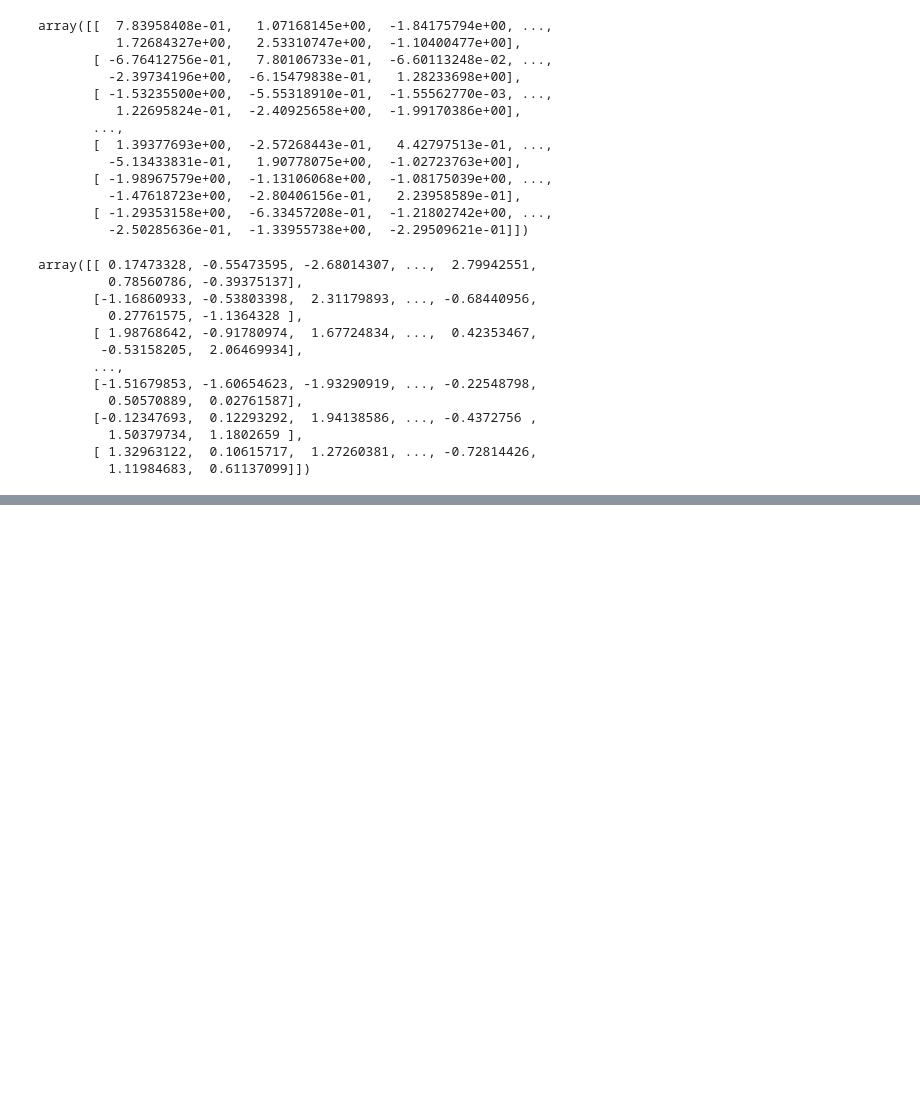
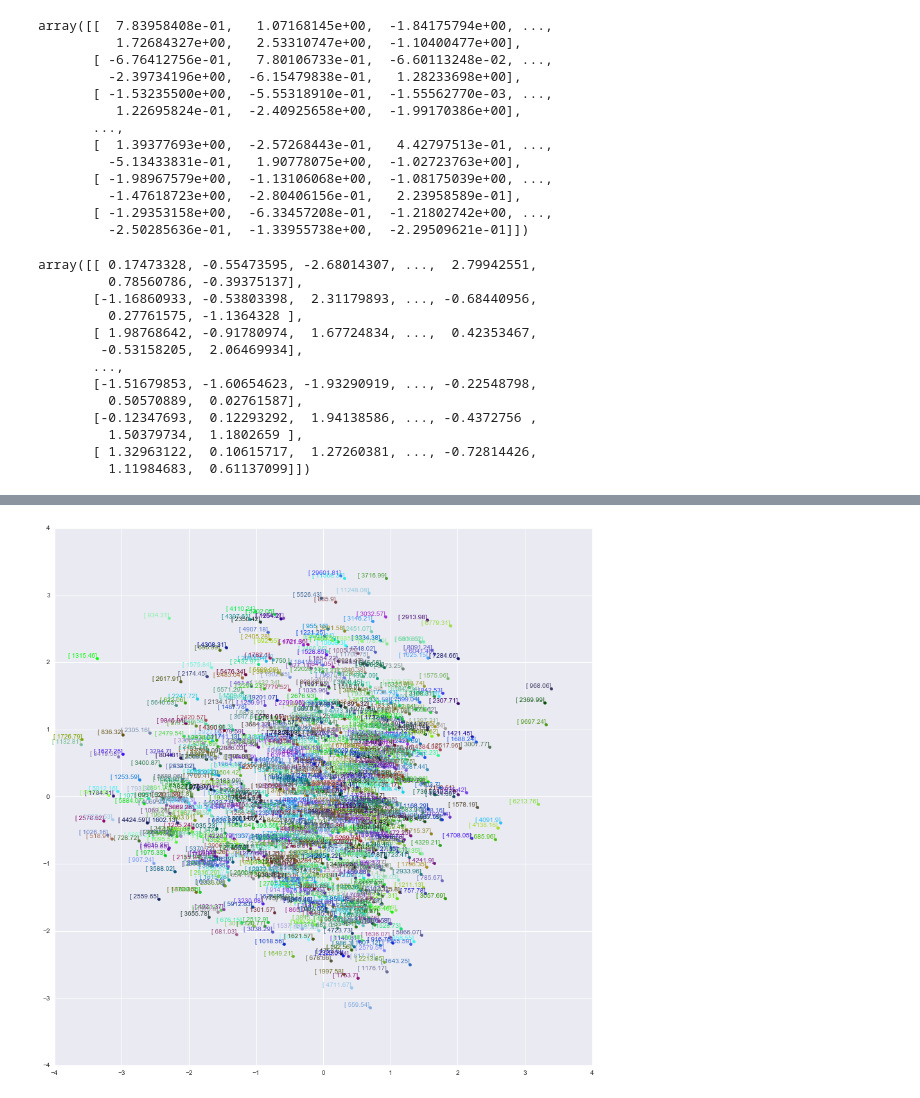
Before and after one commit to ljxerena/kaggle_allstate_652c, a Jupyter notebook: Kaggle Mds.ipynb, the cells around one changed output, grey strips where cells are left out. Drawn from its saved outputs; the diff is of its cells as text; code cells hidden in the pictures; blank space fills up the shorter version.

```diff
--- a/Kaggle Mds.ipynb
+++ b/Kaggle Mds.ipynb
@@ -155,0 +161,3 @@ array([[ 0.17473328, -0.55473595, -2.68014307, ...,  2.79942551,
+# %%
+cont_mds5 = mds.fit(cont2).embedding_
+cont_mds5
@@ -155,0 +183,3 @@ array([[ 0.17473328, -0.55473595, -2.68014307, ...,  2.79942551,
+# %%
+cont_mds2 = mds.fit(cont2).embedding_
+cont_mds2
@@ -155,0 +200,18 @@ array([[ 0.17473328, -0.55473595, -2.68014307, ...,  2.79942551,
+# %%
+import random
+#generate 77 random colors, one for each cereal
+random.seed(123)
+color = ["#%06x" % random.randint(0, 0xAAAAAA) for i in range(0, cont2.shape[0])]
+# image size
+from pylab import rcParams #set figure size
+rcParams['figure.figsize'] = 15, 15
+# %%
+#scatter plot
+for x, y, c in zip(cont_mds2[:,0], cont_mds2[:,1], color):
+    plt.scatter(x,y,color=c)
+#labels
+for label, x, y, c in zip(names2_val, cont_mds2[:,0],cont_mds2[:,1], color):
+    plt.annotate(label, xy = (x, y), xytext = (-0, 0),
+        textcoords = 'offset points', ha = 'right', va = 'bottom', color=c)
+# %% [output]
+[figure, added]
```
Also changed, not shown: parts of 4 cells of this notebook.
